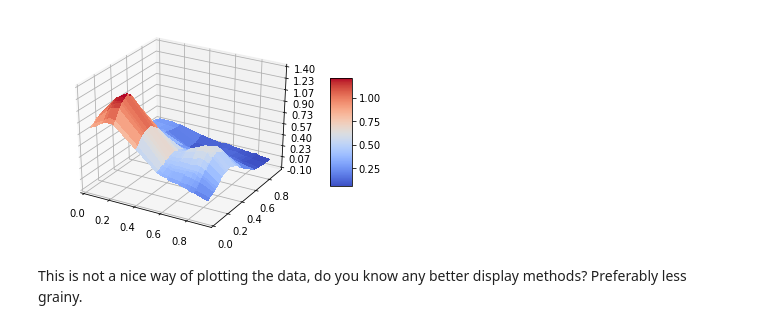
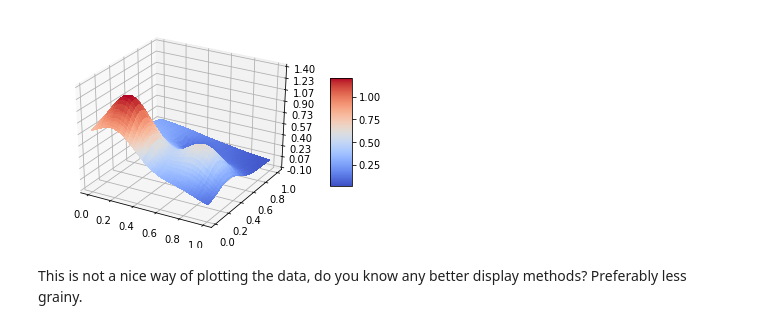
Before and after one commit to sigmunsl/FYS-STK4155, a Jupyter notebook: projects/Project1/Main.ipynb, the cells around one changed output. Saved outputs shown, nothing was run; the diff lists cells and outputs as text; code cells hidden in the pictures.

```diff
--- a/projects/Project1/Main.ipynb
+++ b/projects/Project1/Main.ipynb
@@ -10,30 +10,30 @@ import sklearn.model_selection as sklm
 # %%
 fig         = plt.figure()
 ax          = fig.gca(projection='3d')
-n_x         = 20
+n_x         = 200
 
 # Make data.
 x           = np.sort(np.random.uniform(0, 1, n_x))
 y           = np.sort(np.random.uniform(0, 1, n_x))
-design      = fx.DesignDesign(x,y,3)
+design      = fx.DesignDesign(x,y,5)
 
 x, y        = np.meshgrid(x,y)
-noise_level = 0.01
+noise_level = 0.0
 
 
 frank       = fx.FrankeFunction(x, y, noise_level)
 
 
 # Plot the surface.
 surf        = ax.plot_surface(x, y, frank, cmap=cm.coolwarm, linewidth=0, antialiased=False)
 # Customize the z axis.
 ax.set_zlim(-0.10, 1.40)
 ax.zaxis.set_major_locator(LinearLocator(10))
 ax.zaxis.set_major_formatter(FormatStrFormatter('%.02f'))
 # Add a color bar which maps values to colors.
 fig.colorbar(surf, shrink=0.5, aspect=5)
 plt.show()
 # %% [output]
-[figure, old version]
+[figure, new version]
 # %% [markdown]
 This is not a nice way of plotting the data, do you know any better display methods? Preferably less grainy.
```
Also changed, not shown: parts of 2 cells of this notebook.
